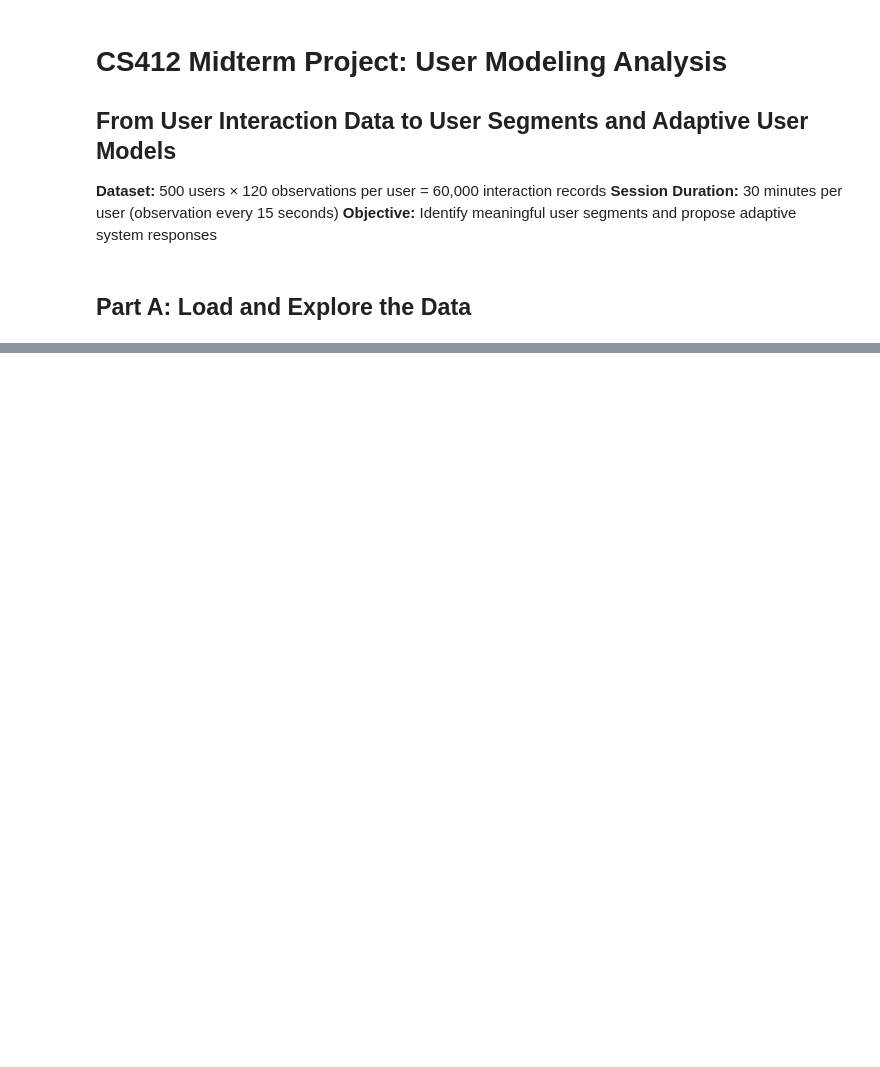
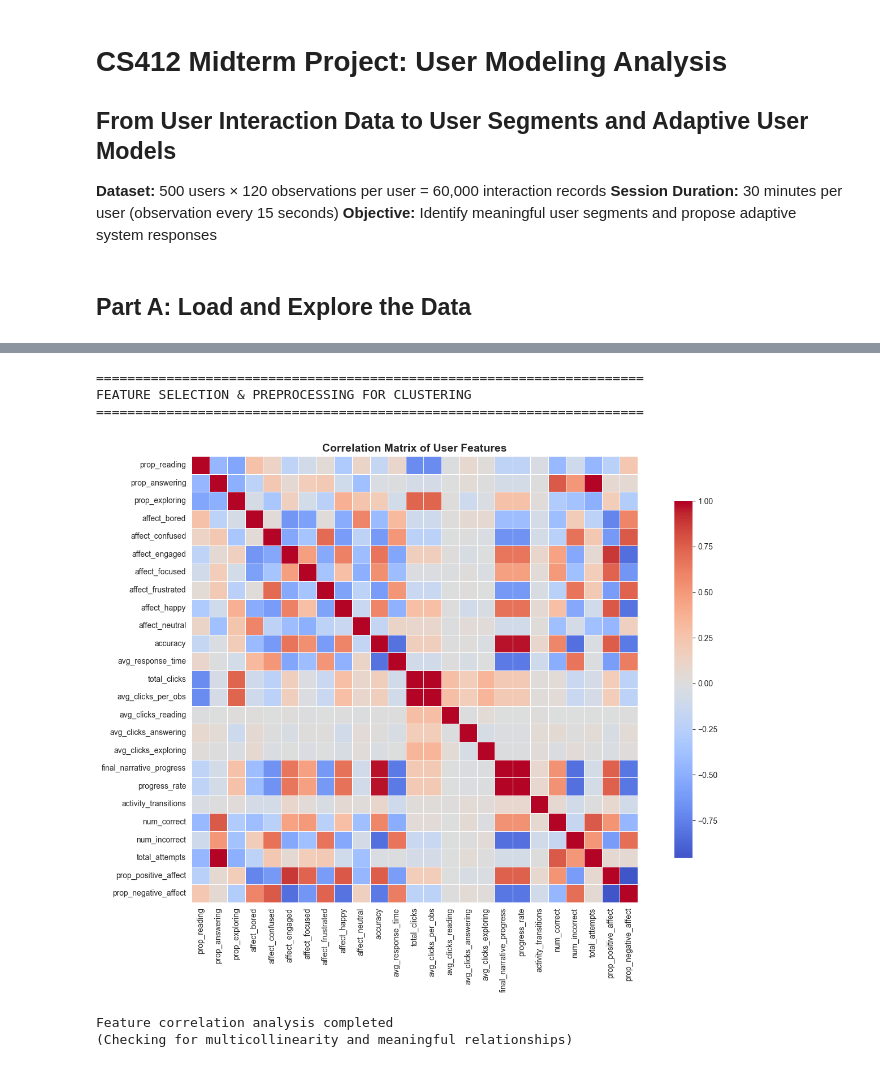
Before and after one commit to qu3mm/user_modeling, a Jupyter notebook: CS412_Analysis.ipynb, the cells around one changed output, grey strips where cells are left out. Cells and saved outputs as stored; diff of their text form; code cells hidden in the pictures; blank space fills up the shorter version.

```diff
--- a/CS412_Analysis.ipynb
+++ b/CS412_Analysis.ipynb
@@ -120,0 +474,28 @@ if len(answering_rows) > 0:
+# %%
+
+# Visualize feature correlations and distributions
+import matplotlib.pyplot as plt
+import seaborn as sns
+
+print("\n" + "=" * 70)
+print("FEATURE SELECTION & PREPROCESSING FOR CLUSTERING")
+print("=" * 70)
+
+# Check correlations between features
+plt.figure(figsize=(14, 10))
+correlation_matrix = user_features.corr()
+sns.heatmap(correlation_matrix, cmap='coolwarm', center=0, annot=False, fmt='.2f',
+            square=True, linewidths=0.5, cbar_kws={"shrink": 0.8})
+plt.title('Correlation Matrix of User Features', fontsize=14, fontweight='bold')
+plt.tight_layout()
+plt.show()
+
+print("\nFeature correlation analysis completed")
+print("(Checking for multicollinearity and meaningful relationships)")
+# %% [output]
+======================================================================
+FEATURE SELECTION & PREPROCESSING FOR CLUSTERING
+======================================================================
+[figure, added]
+Feature correlation analysis completed
+(Checking for multicollinearity and meaningful relationships)
```
Also changed, not shown: parts of 23 cells of this notebook.
